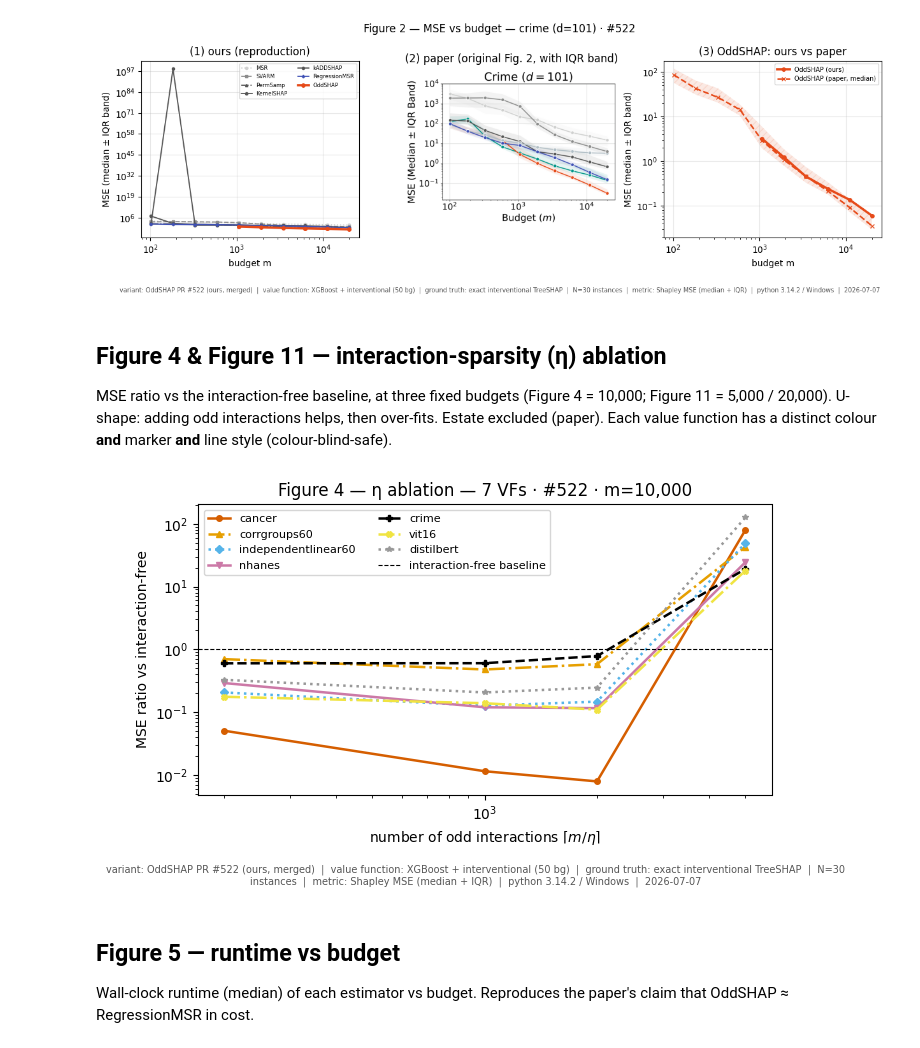
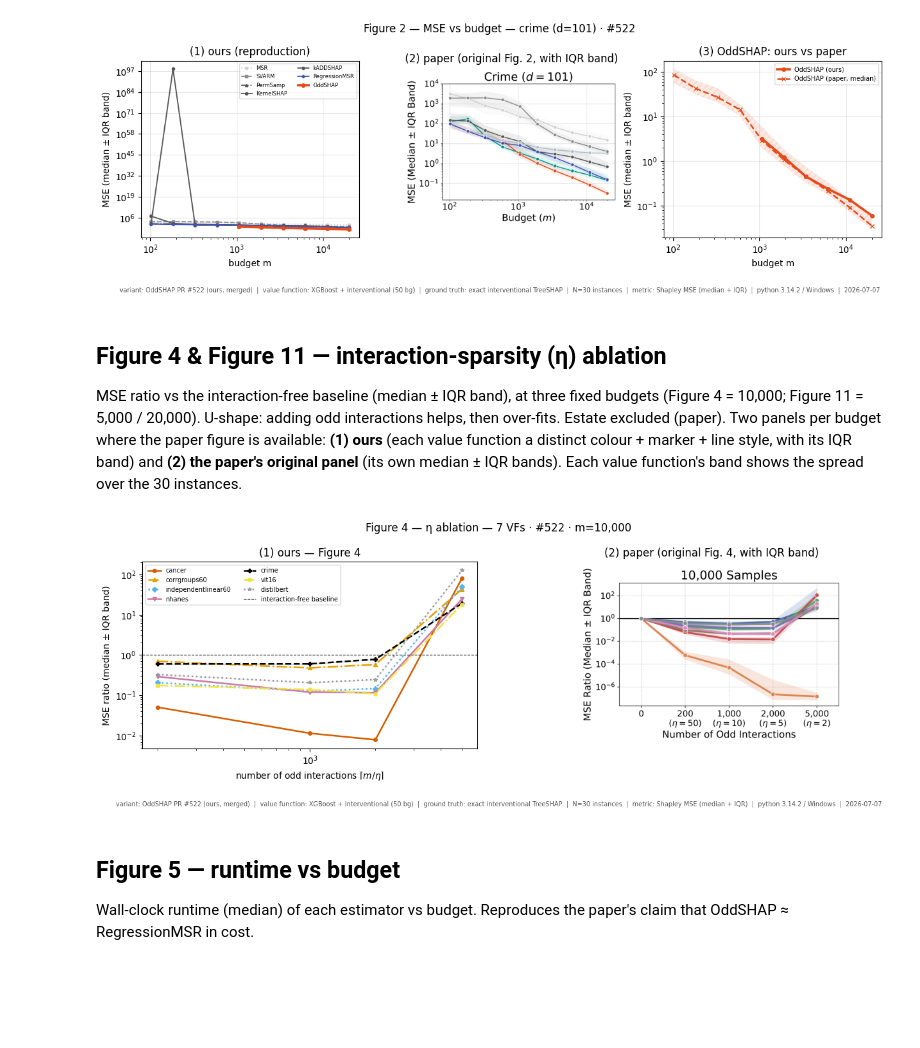
Before and after one commit to FabianK-Dev/shapiq, a Jupyter notebook: reproduction/nb1_reproduction_ours.ipynb, the cells around one changed output. Cells and saved outputs as stored; diff of their text form; code cells hidden in the pictures; blank space fills up the shorter version.

```diff
--- a/reproduction/nb1_reproduction_ours.ipynb
+++ b/reproduction/nb1_reproduction_ours.ipynb
@@ -187,33 +187,47 @@ for vf in TAB_VFS + GPU_VFS:                       # all 8 value functions
 # %% [markdown]
 ## Figure 4 & Figure 11 — interaction-sparsity (η) ablation
 
-MSE ratio vs the interaction-free baseline, at three fixed budgets (Figure 4 = 10,000;
-Figure 11 = 5,000 / 20,000). U-shape: adding odd interactions helps, then over-fits.
-Estate excluded (paper). Each value function has a distinct colour **and** marker **and**
-line style (colour-blind-safe).
+MSE ratio vs the interaction-free baseline (median ± IQR band), at three fixed budgets
+(Figure 4 = 10,000; Figure 11 = 5,000 / 20,000). U-shape: adding odd interactions helps,
+then over-fits. Estate excluded (paper). Two panels per budget where the paper figure is
+available: **(1) ours** (each value function a distinct colour + marker + line style, with
+its IQR band) and **(2) the paper's original panel** (its own median ± IQR bands). Each
+value function's band shows the spread over the 30 instances.
 # %%
 for budget, label in [(10_000, "Figure 4"), (5_000, "Figure 11a"), (20_000, "Figure 11c")]:
-    fig, ax = plt.subplots(figsize=(7.4, 4.4))
+    png = R.paper_figure_path("ablation", "fig4") if budget == 10_000 else None
+    ncol = 2 if png is not None else 1
+    fig, axes = plt.subplots(1, ncol, figsize=(7.4 * ncol, 4.4), squeeze=False)
+    ax = axes[0][0]
     any_pts = False
     for vf in TAB_VFS + GPU_VFS:
         if vf == "realestate":
             continue
         pts = R.load_eta(vf, VARIANT, budget)
         if not pts:
             continue
         any_pts = True
-        ax.plot([p[0] for p in pts], [p[1] for p in pts], label=vf, **R.vf_style(vf))
+        xs = [p[0] for p in pts]
+        med = [p[1] for p in pts]; q1 = [p[2] for p in pts]; q3 = [p[3] for p in pts]
+        st = R.vf_style(vf)
+        ax.plot(xs, med, label=vf, **st)
+        ax.fill_between(xs, q1, q3, color=st["color"], alpha=0.15)
     if not any_pts:
         plt.close(fig); continue
     ax.axhline(1.0, color="black", lw=0.8, ls="--", label="interaction-free baseline")
     ax.set_xscale("log"); ax.set_yscale("log")
     ax.set_xlabel(r"number of odd interactions $\lceil m/\eta\rceil$")
-    ax.set_ylabel("MSE ratio vs interaction-free")
-    ax.set_title(R.fig_title(f"{label} — η ablation", "7 VFs", VARIANT, f"m={budget:,}"))
-    ax.legend(fontsize=8, ncol=2)
+    ax.set_ylabel("MSE ratio (median ± IQR band)")
+    ax.set_title(f"(1) ours — {label}")
+    ax.legend(fontsize=7, ncol=2)
+    if png is not None:
+        axp = axes[0][1]
+        axp.imshow(mpimg.imread(str(png))); axp.axis("off")
+        axp.set_title("(2) paper (original Fig. 4, with IQR band)")
+    fig.suptitle(R.fig_title(f"{label} — η ablation", "7 VFs", VARIANT, f"m={budget:,}"), y=1.02)
     R.add_banner(fig, BANNER_TAB); plt.show()
 # %% [output]
-[figure, old version]
+[figure, new version]
 # %% [markdown]
 ## Figure 5 — runtime vs budget
 
```
Also changed, not shown: 6 other files.
